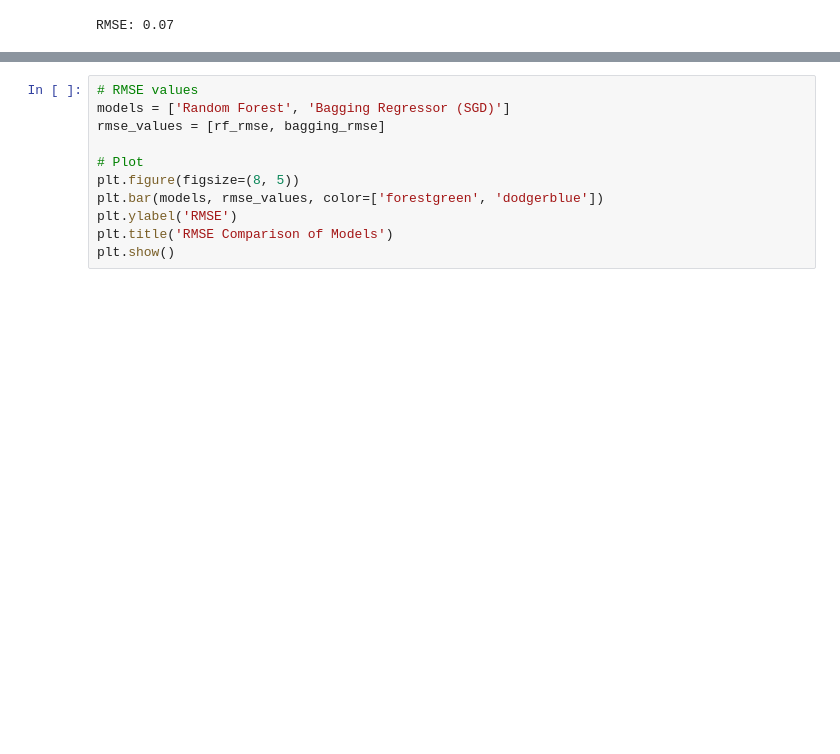
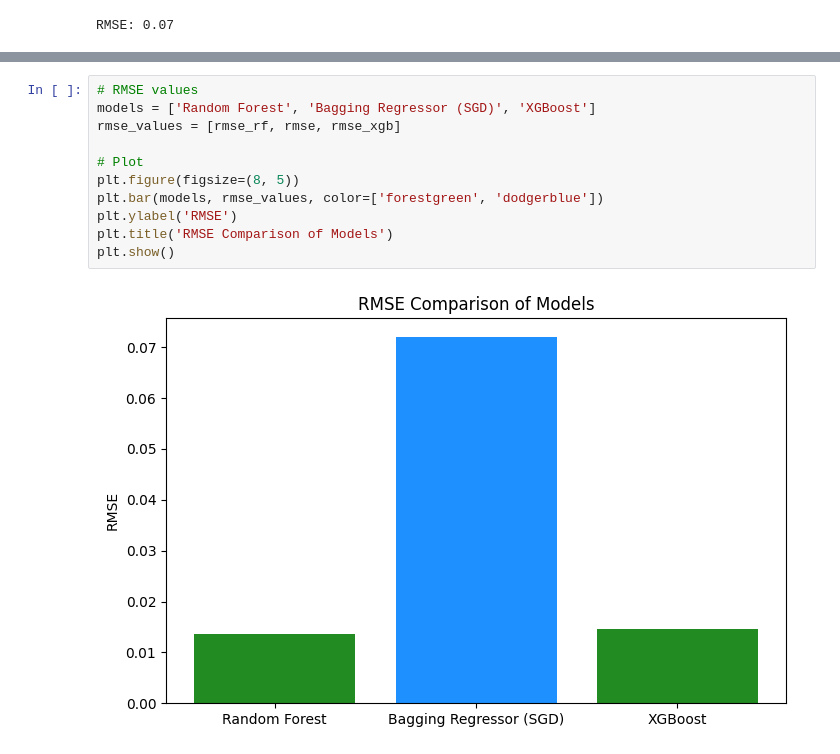
Before and after one commit to GiuliannaNevarezYee/CS-4361-Project-GGZ, a Jupyter notebook: Machine Learn/Project.ipynb, the cells around one changed output, grey strips where cells are left out. Drawn from its saved outputs; the diff is of its cells as text; blank space fills up the shorter version.

```diff
--- a/Machine Learn/Project.ipynb
+++ b/Machine Learn/Project.ipynb
@@ -356,11 +457,13 @@ plt.show()
 # %%
 # RMSE values
-models = ['Random Forest', 'Bagging Regressor (SGD)']
-rmse_values = [rf_rmse, bagging_rmse]
+models = ['Random Forest', 'Bagging Regressor (SGD)', 'XGBoost']
+rmse_values = [rmse_rf, rmse, rmse_xgb]
 
 # Plot
 plt.figure(figsize=(8, 5))
 plt.bar(models, rmse_values, color=['forestgreen', 'dodgerblue'])
 plt.ylabel('RMSE')
 plt.title('RMSE Comparison of Models')
 plt.show()
+# %% [output]
+[figure, added]
```
Also changed, not shown: parts of 8 cells of this notebook.
